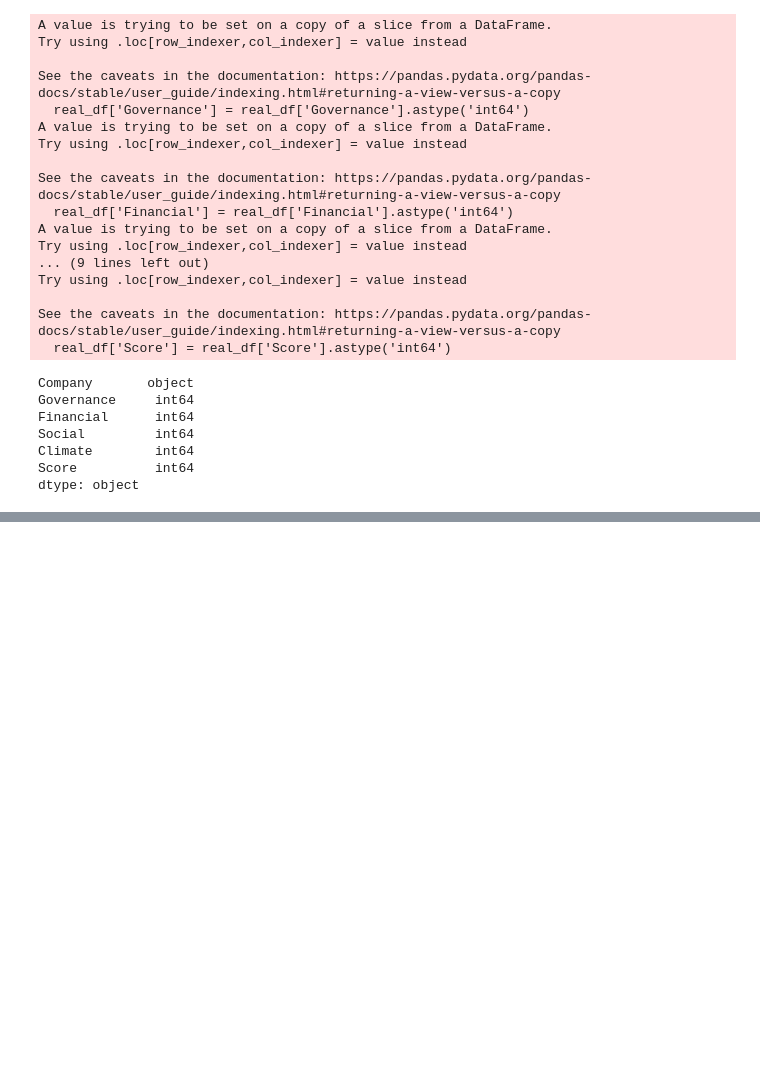
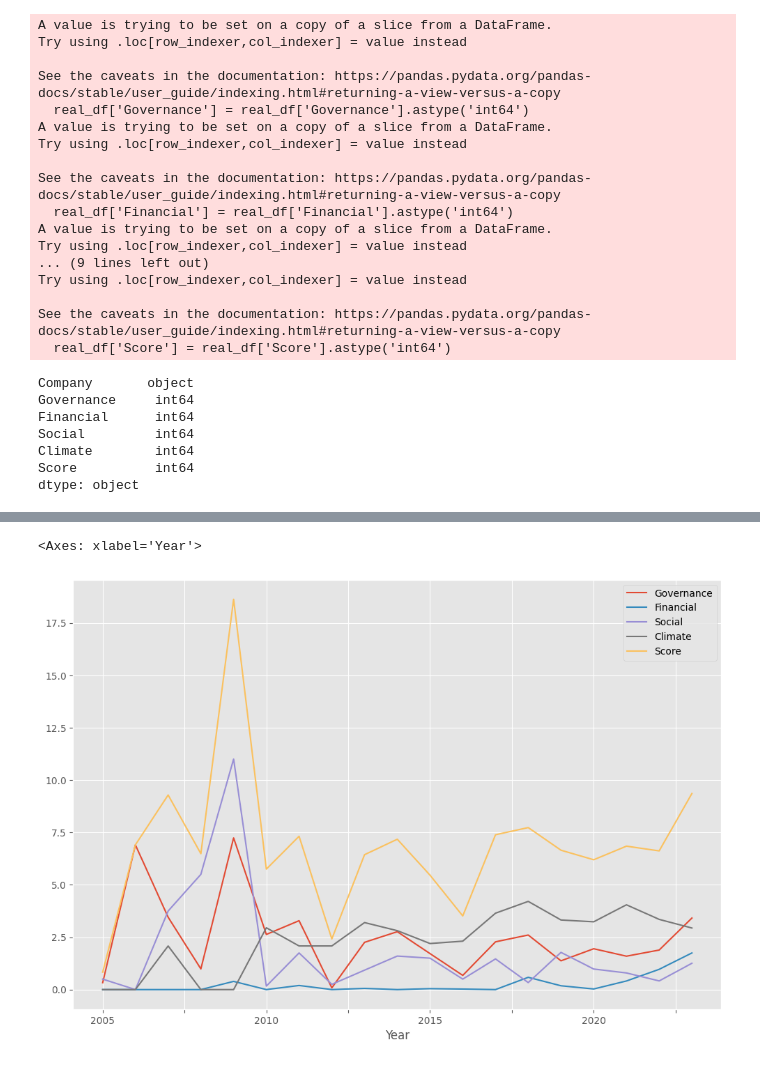
Before and after one commit to Marcotmr/Sustainability-Report-Score, a Jupyter notebook: Indicator_12_6_1_ML_NLP_project_.ipynb, the cells around one changed output, grey strips where cells are left out. Cells and saved outputs as stored; diff of their text form; code cells hidden in the pictures; blank space fills up the shorter version.

```diff
--- a/Indicator_12_6_1_ML_NLP_project_.ipynb
+++ b/Indicator_12_6_1_ML_NLP_project_.ipynb
@@ -381,0 +560,6 @@ sns.regplot(x='Score',y='Financial',data=real_df, scatter_kws={"color":"red"},li
+# %%
+#plotting score from each column (gov, financial, social, climate, score) per year
+real_df.groupby('Year').mean().plot()
+# %% [output]
+<Axes: xlabel='Year'>
+[figure, added]
```
Also changed, not shown: parts of 39 cells of this notebook.
